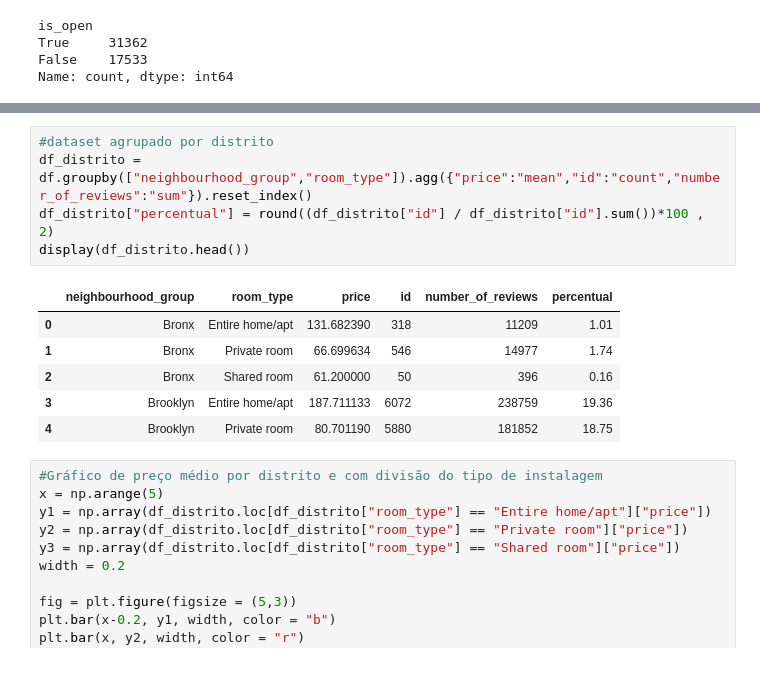
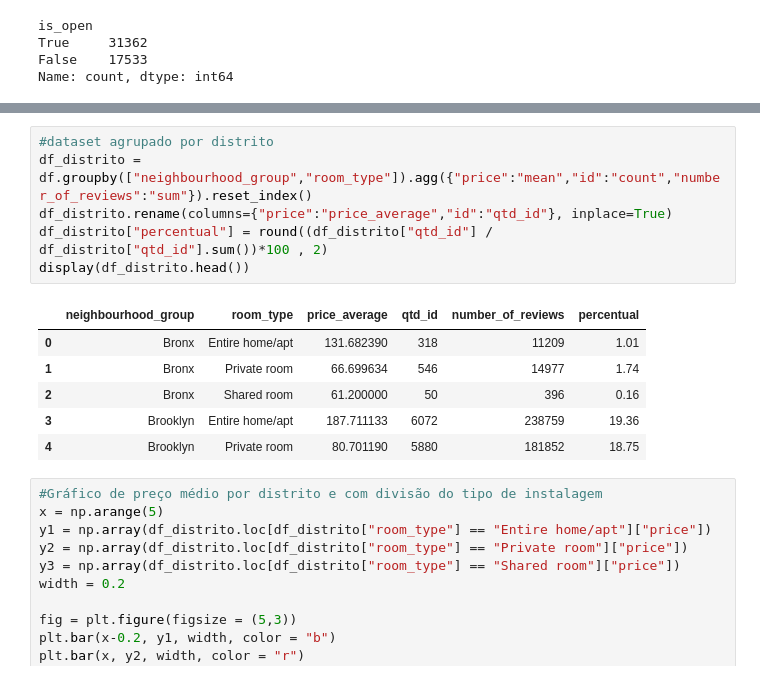
Before and after one commit to contateobrito/Airbnb, a Jupyter notebook: main.ipynb, the cells around one changed output, grey strips where cells are left out. Saved outputs shown, nothing was run; the diff lists cells and outputs as text.

```diff
--- a/main.ipynb
+++ b/main.ipynb
@@ -93,10 +78,11 @@ Name: count, dtype: int64
 # %%
 #dataset agrupado por distrito
 df_distrito = df.groupby(["neighbourhood_group","room_type"]).agg({"price":"mean","id":"count","number_of_reviews":"sum"}).reset_index()
-df_distrito["percentual"] = round((df_distrito["id"] / df_distrito["id"].sum())*100 , 2)
+df_distrito.rename(columns={"price":"price_average","id":"qtd_id"}, inplace=True)
+df_distrito["percentual"] = round((df_distrito["qtd_id"] / df_distrito["qtd_id"].sum())*100 , 2)
 display(df_distrito.head())
 # %% [output]
-|  | neighbourhood_group | room_type | price | id | number_of_reviews | percentual |
+|  | neighbourhood_group | room_type | price_average | qtd_id | number_of_reviews | percentual |
 | 0 | Bronx | Entire home/apt | 131.682390 | 318 | 11209 | 1.01 |
 | 1 | Bronx | Private room | 66.699634 | 546 | 14977 | 1.74 |
 | 2 | Bronx | Shared room | 61.200000 | 50 | 396 | 0.16 |
```
Also changed, not shown: parts of 4 cells of this notebook.
